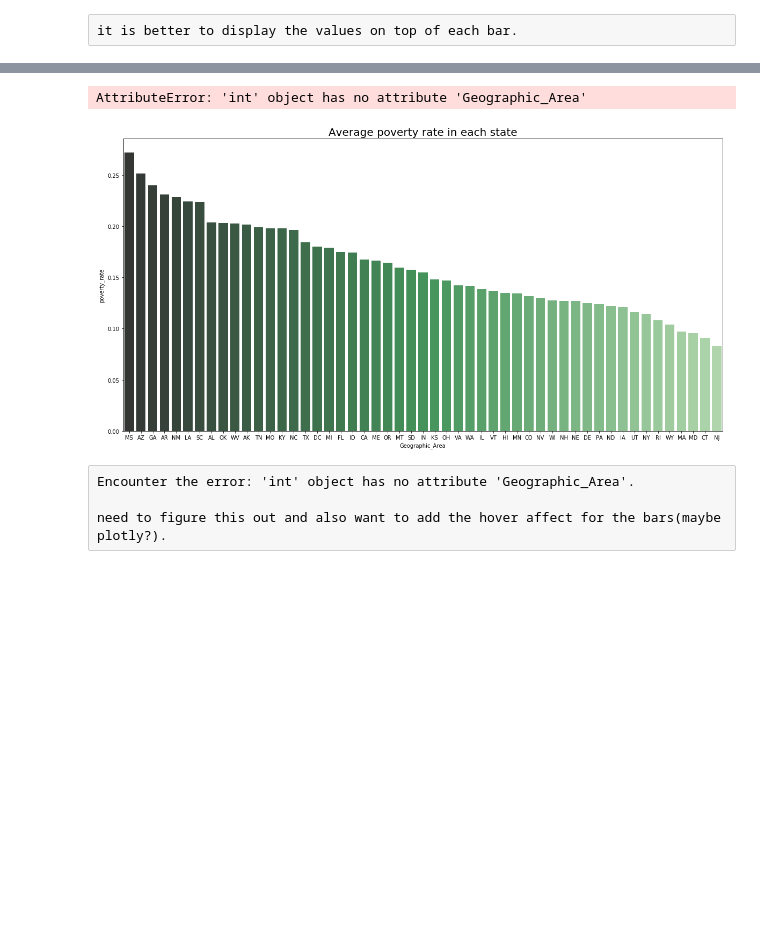
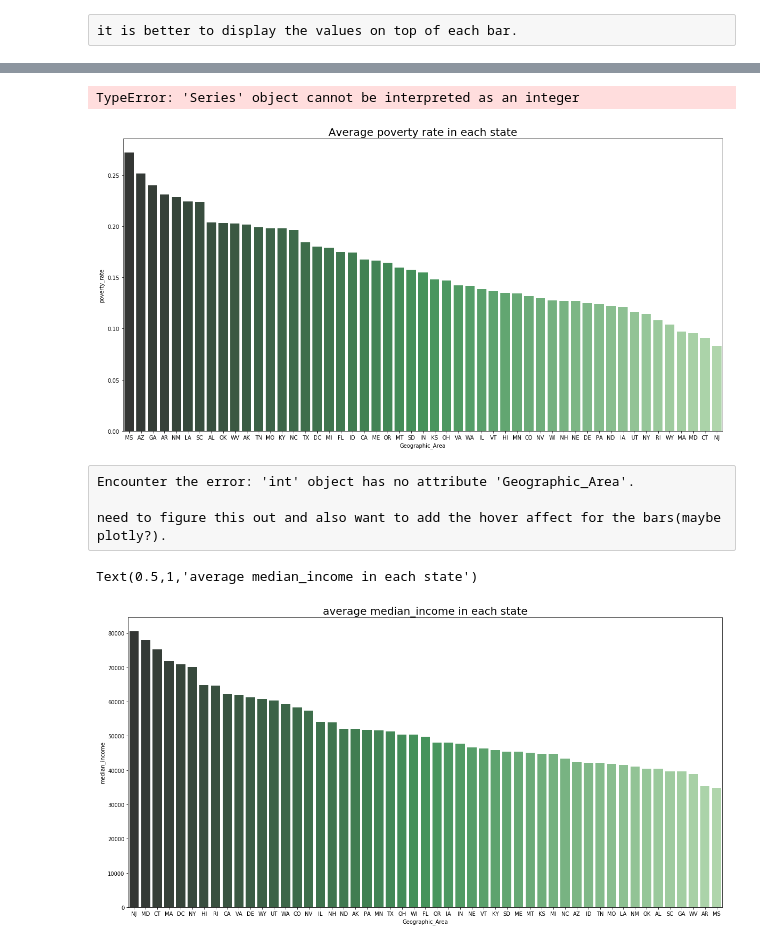
Before and after one commit to michaelzeng25/USA-shootings, a Jupyter notebook: USA shooting.ipynb, the cells around one changed output, grey strips where cells are left out. Cells and saved outputs as stored; diff of their text form; code cells hidden in the pictures; blank space fills up the shorter version.

```diff
--- a/USA shooting.ipynb
+++ b/USA shooting.ipynb
@@ -199,15 +189,16 @@ all_poverty_rate.head()
 # %%
 plt.figure(figsize=(20,10))
-pal = sns.color_palette("Greens_d", len(all_poverty_rate2))
-rank = all_poverty_rate["poverty_rate"].argsort().argsort() # need to use argsort 2 times to get this affect
-g = sns.barplot(x='Geographic_Area',y='poverty_rate', data=all_poverty_rate, palette=np.array(pal[::-1])[rank])
+pal = sns.color_palette("Greens_d", len(sapr))
+rank = sapr["poverty_rate"].argsort().argsort() # need to use argsort 2 times to get this affect
+g = sns.barplot(x='Geographic_Area',y='poverty_rate', data=sapr, palette=np.array(pal[::-1])[rank])
 plt.title('Average poverty rate in each state', size=20)
 
-for row,index in all_poverty_rate.iterrows():
-    g.text(x=row.Geographic_Area, y=row.p_values, s=round(row.poverty_rate,2), color='black', ha="center")
+for i in range(sapr['Geographic_Area']):
+    plt.text(sapr['Geographic_Area'][i], sapr['p_values'][i],sapr['poverty_rate'][i] , color='black', ha="center")
+
 plt.show()
 # %% [output]
-AttributeError: 'int' object has no attribute 'Geographic_Area'
+TypeError: 'Series' object cannot be interpreted as an integer
 [figure]
 # %%
 df = sns.load_dataset("tips")
@@ -225,0 +219,11 @@ need to figure this out and also want to add the hover affect for the bars(maybe
+# %%
+g2 = all_poverty_rate.sort_values(by=['median_income'], ascending=False)
+# %%
+plt.figure(figsize=(20,10))
+pal = sns.color_palette("Greens_d", len(g2))
+rank = g2["median_income"].argsort().argsort() # need to use argsort 2 times to get this affect
+sns.barplot(x='Geographic_Area',y='median_income', data=g2, palette=np.array(pal[::-1])[rank])
+plt.title('average median_income in each state', size=20)
+# %% [output]
+Text(0.5,1,'average median_income in each state')
+[figure, added]
```
Also changed, not shown: parts of 23 cells of this notebook.
